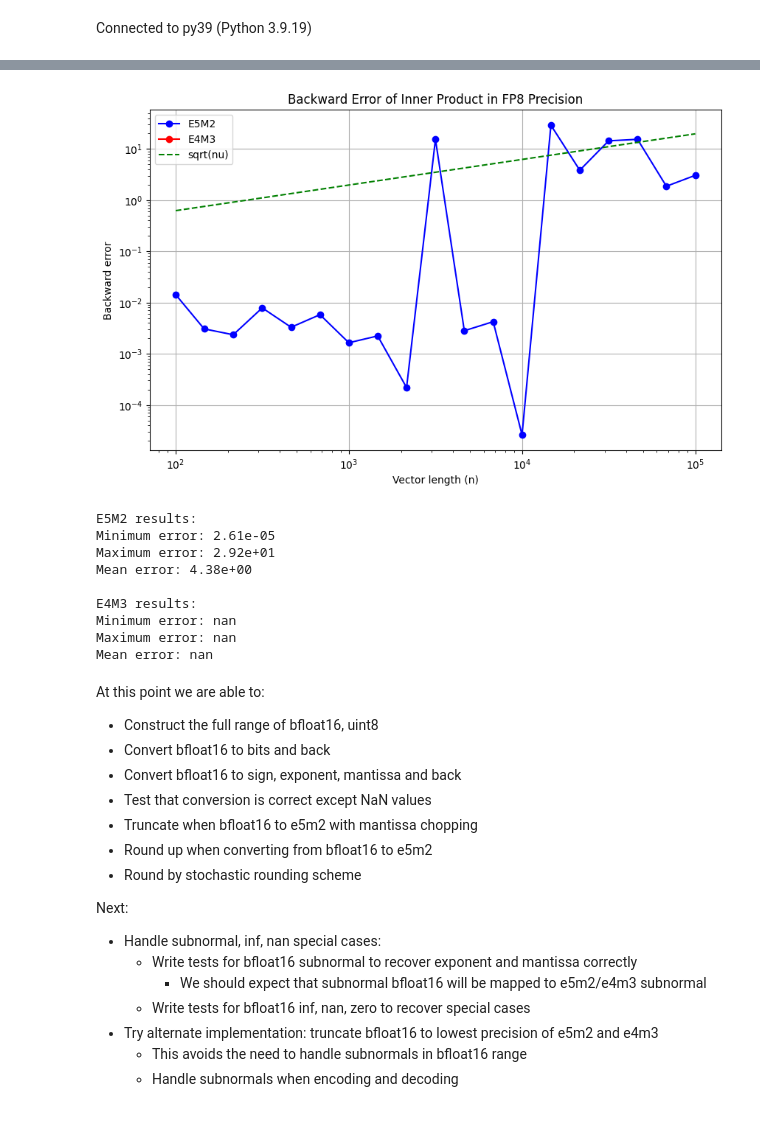
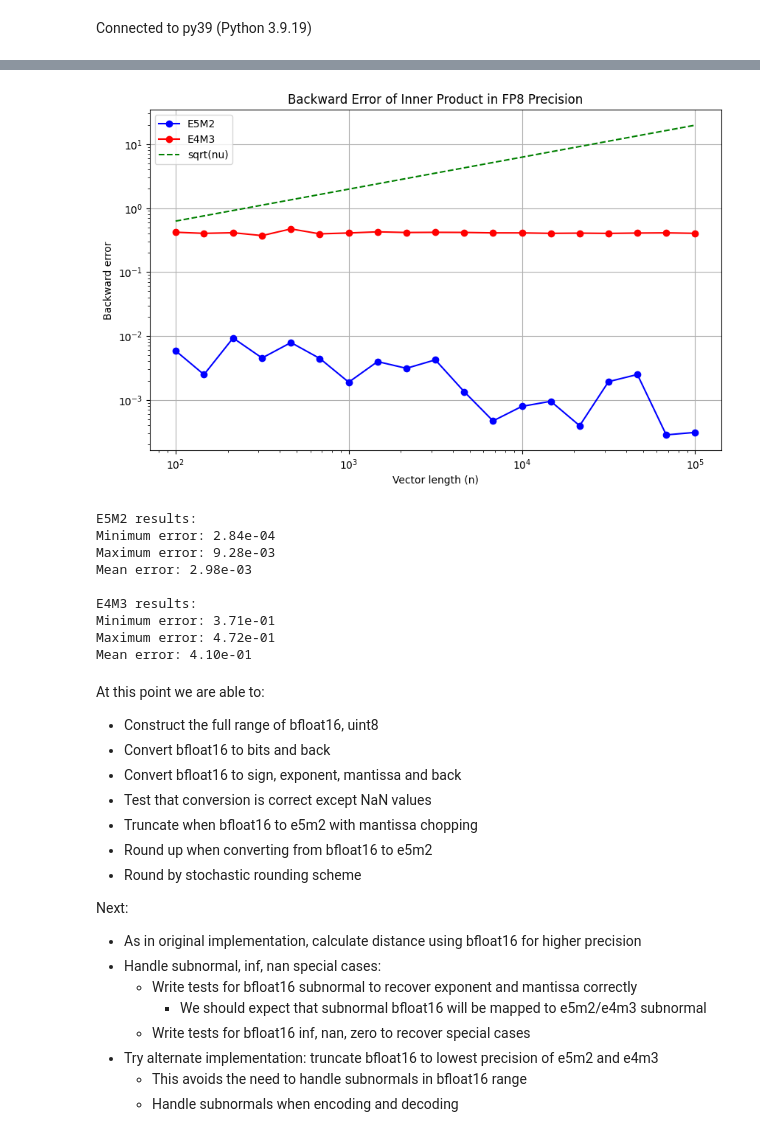
Before and after one commit to submarat/fp8, a Jupyter notebook: src/exercises.ipynb, the cells around one changed output, grey strips where cells are left out. Cells and saved outputs as stored; diff of their text form; code cells hidden in the pictures.

```diff
--- a/src/exercises.ipynb
+++ b/src/exercises.ipynb
@@ -197,9 +197,10 @@ backward_errors_e4m3 = []
 
 # Compute inner products and backward errors
 for n in tqdm(n_values, desc="Computing errors"):
-    # Generate x and y vectors
-    x = np.random.uniform(0, 1, n)
-    y = np.random.uniform(0, 1, n)
+    # Generate x and y vectors at bfloat16 precision
+    x = torch.rand(n, dtype=torch.bfloat16).to(torch.float32).numpy()
+    y = torch.rand(n, dtype=torch.bfloat16).to(torch.float32).numpy()
+
 
     # Compute true result in double precision
     true_result = np.dot(x, y)
@@ -217,43 +218,43 @@ for n in tqdm(n_values, desc="Computing errors"):
     backward_errors_e5m2.append(error_e5m2)
     backward_errors_e4m3.append(error_e4m3)
 
 # Create the plot
 plt.figure(figsize=(10, 6))
 plt.loglog(n_values, backward_errors_e5m2, 'bo-', label='E5M2')
 plt.loglog(n_values, backward_errors_e4m3, 'ro-', label='E4M3')
 
 # Add sqrt(nu) line
 eps = 0.0625  # e5m2 epsilon (2^-4)
 sqrt_nu = np.sqrt(n_values) * eps
 plt.loglog(n_values, sqrt_nu, 'g--', label='sqrt(nu)')
 
 plt.xlabel('Vector length (n)')
 plt.ylabel('Backward error')
 plt.title('Backward Error of Inner Product in FP8 Precision')
 plt.legend()
 plt.grid(True)
 plt.show()
 
 print("E5M2 results:")
 print(f"Minimum error: {min(backward_errors_e5m2):.2e}")
 print(f"Maximum error: {max(backward_errors_e5m2):.2e}")
 print(f"Mean error: {np.mean(backward_errors_e5m2):.2e}")
 
 print("\nE4M3 results:")
 print(f"Minimum error: {min(backward_errors_e4m3):.2e}")
 print(f"Maximum error: {max(backward_errors_e4m3):.2e}")
 print(f"Mean error: {np.mean(backward_errors_e4m3):.2e}")
 # %% [output]
-[figure, old version]
+[figure, new version]
 E5M2 results:
-Minimum error: 2.61e-05
-Maximum error: 2.92e+01
-Mean error: 4.38e+00
+Minimum error: 2.84e-04
+Maximum error: 9.28e-03
+Mean error: 2.98e-03
 
 E4M3 results:
-Minimum error: nan
-Maximum error: nan
-Mean error: nan
+Minimum error: 3.71e-01
+Maximum error: 4.72e-01
+Mean error: 4.10e-01
 # %% [markdown]
 At this point we are able to:
 - Construct the full range of bfloat16, uint8
@@ -265,6 +266,7 @@ At this point we are able to:
 - Round by stochastic rounding scheme
 
 Next:
+- As in original implementation, calculate distance using bfloat16 for higher precision
 - Handle subnormal, inf, nan special cases:
     - Write tests for bfloat16 subnormal to recover exponent and mantissa correctly
         - We should expect that subnormal bfloat16 will be mapped to e5m2/e4m3 subnormal
```
Also changed, not shown: 2 other files.
